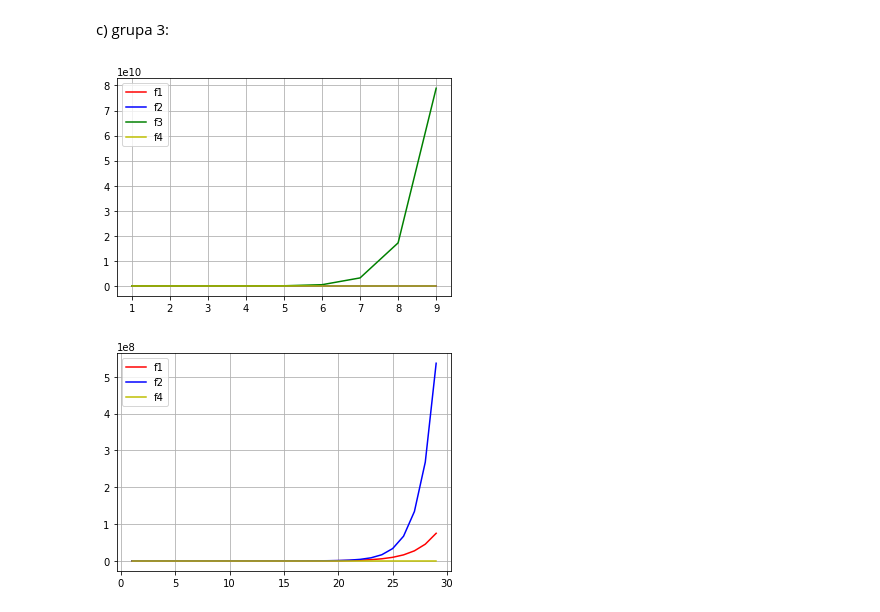
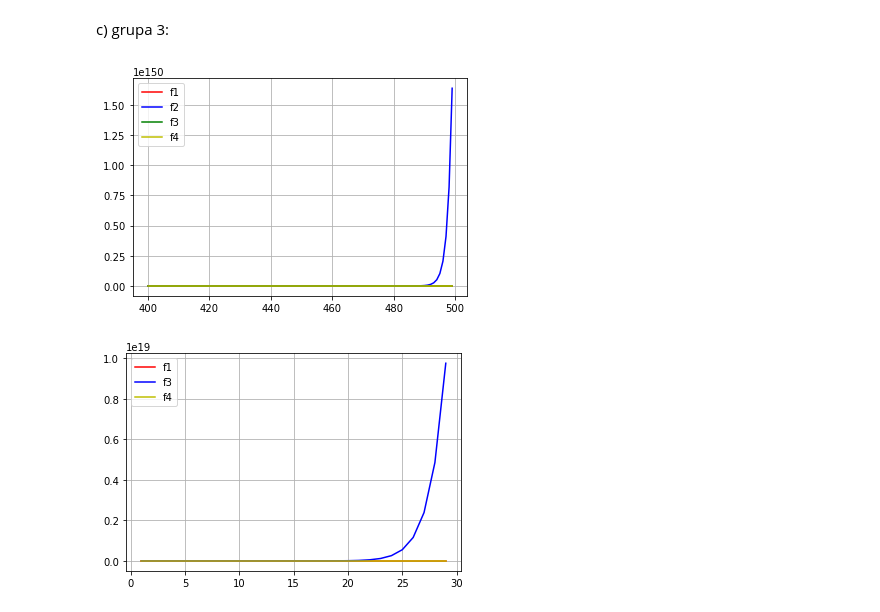
Before and after one commit to Swinkawkrawacie/algorytmy2021-22, a Jupyter notebook: lista2(dodatkowe).ipynb, the cells around one changed output. Drawn from its saved outputs; the diff is of its cells as text; code cells hidden in the pictures.

Commit message:
changing charts

```diff
--- a/lista2(dodatkowe).ipynb
+++ b/lista2(dodatkowe).ipynb
@@ -77,36 +77,36 @@ c) grupa 3:
 # %%
 def f1(x):
     return x**(math.sqrt(x))
 
 def f2(x):
     return 2**x
 
 def f3(x):
     return x**10*2**(x/2)
 
 def f4(x):
     return sum(i+1 for i in range(x+1))
 
-x = range(1,10)
+x = range(400,500)
 
 plt.plot(x, [f1(i) for i in x], "r", label="f1")
 plt.plot(x, [f2(i) for i in x], "b", label="f2")
 plt.plot(x, [f3(i) for i in x], "g", label="f3")
 plt.plot(x, [f4(i) for i in x], "y", label="f4")
 
 plt.legend()
 plt.grid()
 plt.show()
 # %% [output]
-[figure, old version]
+[figure, new version]
 # %%
 x = range(1,30)
 plt.plot(x, [f1(i) for i in x], "r", label="f1")
-plt.plot(x, [f2(i) for i in x], "b", label="f2")
+plt.plot(x, [f3(i) for i in x], "b", label="f3")
 plt.plot(x, [f4(i) for i in x], "y", label="f4")
 
 plt.legend()
 plt.grid()
 plt.show()
 # %% [output]
-[figure, old version]
+[figure, new version]
```
Also changed, not shown: parts of 1 cell of this notebook.
